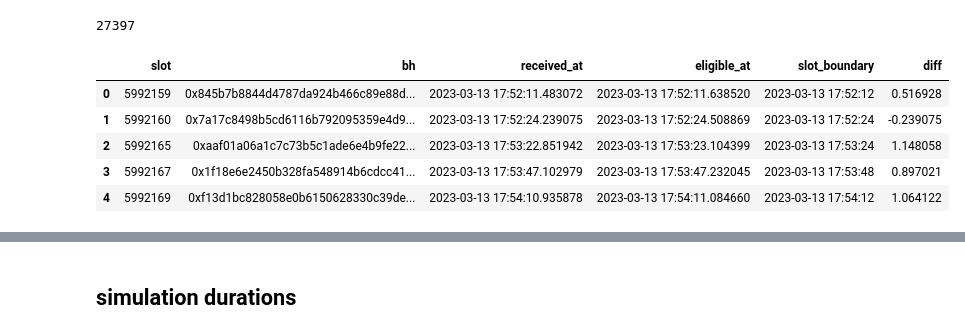
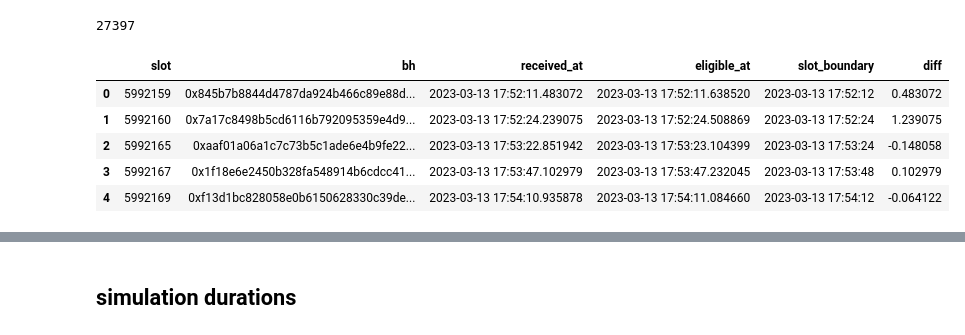
Before and after one commit to michaelneuder/relay-data, a Jupyter notebook: frontier.ipynb, the cells around one changed output, grey strips where cells are left out. Cells and saved outputs as stored; diff of their text form; code cells hidden in the pictures.

```diff
--- a/frontier.ipynb
+++ b/frontier.ipynb
@@ -124,15 +124,15 @@ len(mwins)
 27397
 # %%
 mwins['slot_boundary'] = np.asarray([pd.Timestamp(x).round(freq='12S') for x in mwins['received_at'].values])
-mwins['diff'] = [v.total_seconds() for v in mwins['slot_boundary'] - mwins['received_at']]
+mwins['diff'] = [v.total_seconds()+1 for v in mwins['received_at']-mwins['slot_boundary']]
 mwins.head()
 # %% [output]
 |  | slot | bh | received_at | eligible_at | slot_boundary | diff |
-| 0 | 5992159 | 0x845b7b8844d4787da924b466c89e88d... | 2023-03-13 17:52:11.483072 | 2023-03-13 17:52:11.638520 | 2023-03-13 17:52:12 | 0.516928 |
-| 1 | 5992160 | 0x7a17c8498b5cd6116b792095359e4d9... | 2023-03-13 17:52:24.239075 | 2023-03-13 17:52:24.508869 | 2023-03-13 17:52:24 | -0.239075 |
-| 2 | 5992165 | 0xaaf01a06a1c7c73b5c1ade6e4b9fe22... | 2023-03-13 17:53:22.851942 | 2023-03-13 17:53:23.104399 | 2023-03-13 17:53:24 | 1.148058 |
-| 3 | 5992167 | 0x1f18e6e2450b328fa548914b6cdcc41... | 2023-03-13 17:53:47.102979 | 2023-03-13 17:53:47.232045 | 2023-03-13 17:53:48 | 0.897021 |
-| 4 | 5992169 | 0xf13d1bc828058e0b6150628330c39de... | 2023-03-13 17:54:10.935878 | 2023-03-13 17:54:11.084660 | 2023-03-13 17:54:12 | 1.064122 |
+| 0 | 5992159 | 0x845b7b8844d4787da924b466c89e88d... | 2023-03-13 17:52:11.483072 | 2023-03-13 17:52:11.638520 | 2023-03-13 17:52:12 | 0.483072 |
+| 1 | 5992160 | 0x7a17c8498b5cd6116b792095359e4d9... | 2023-03-13 17:52:24.239075 | 2023-03-13 17:52:24.508869 | 2023-03-13 17:52:24 | 1.239075 |
+| 2 | 5992165 | 0xaaf01a06a1c7c73b5c1ade6e4b9fe22... | 2023-03-13 17:53:22.851942 | 2023-03-13 17:53:23.104399 | 2023-03-13 17:53:24 | -0.148058 |
+| 3 | 5992167 | 0x1f18e6e2450b328fa548914b6cdcc41... | 2023-03-13 17:53:47.102979 | 2023-03-13 17:53:47.232045 | 2023-03-13 17:53:48 | 0.102979 |
+| 4 | 5992169 | 0xf13d1bc828058e0b6150628330c39de... | 2023-03-13 17:54:10.935878 | 2023-03-13 17:54:11.084660 | 2023-03-13 17:54:12 | -0.064122 |
 # %%
 percs = [(int(i*100), np.quantile(mwins['diff'], i)) for i in [.50, .90, .99]]
 percs
```
Also changed, not shown: parts of 2 cells of this notebook, 3 other files.
